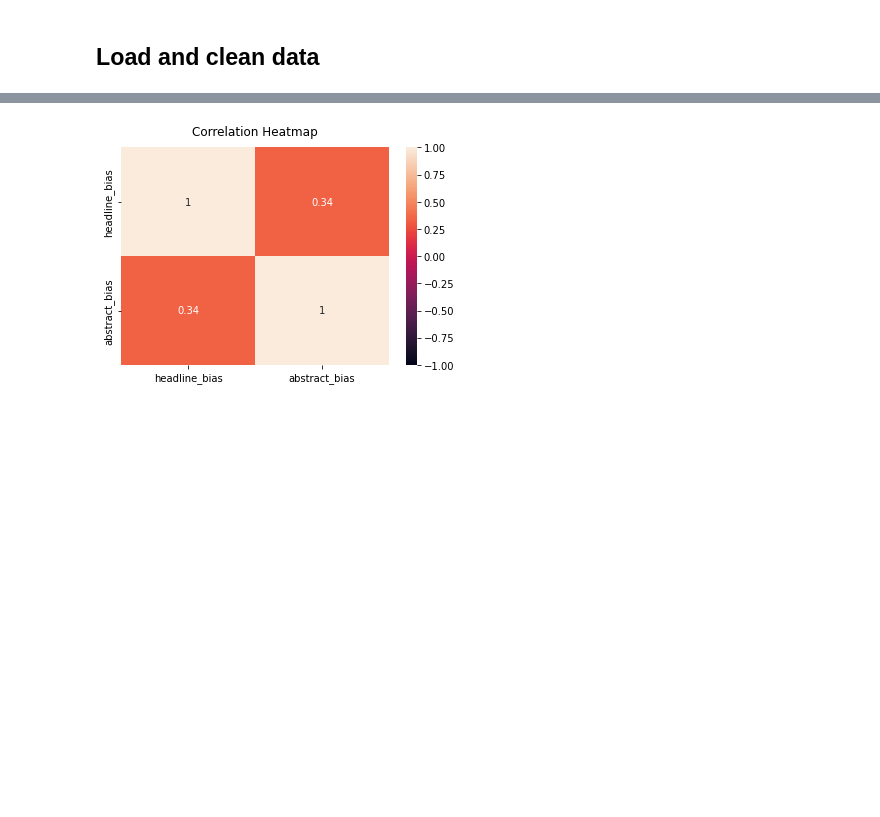
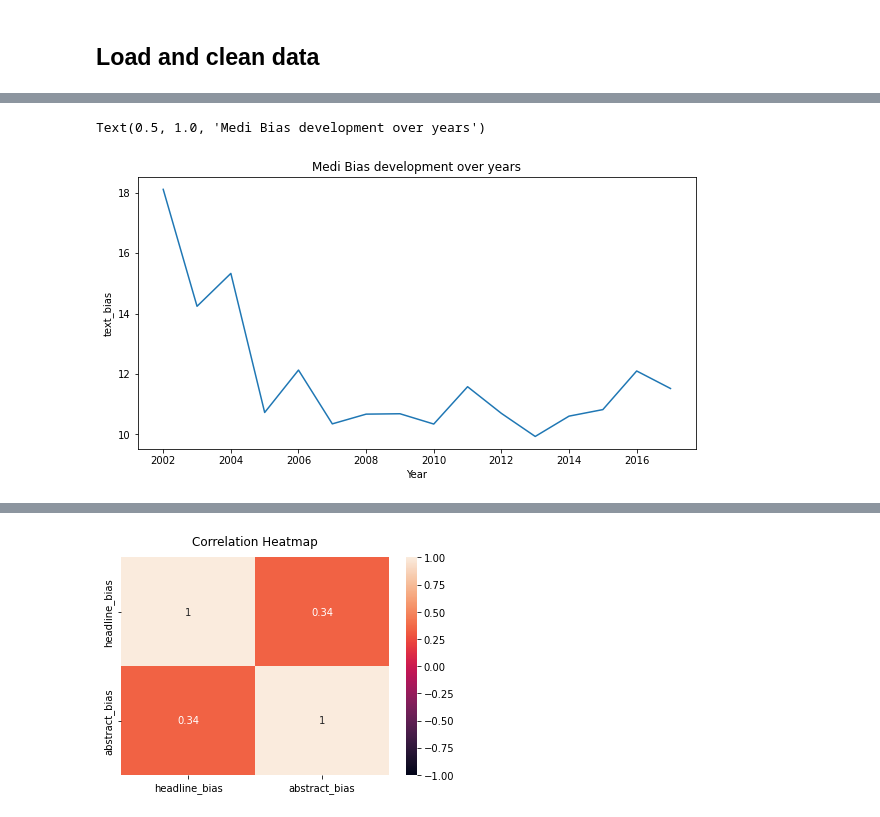
Before and after one commit to horychtom/czech-media-bias-detection, a Jupyter notebook: notebooks/media/full_pipeline/inference_experiments.ipynb, the cells around one changed output, grey strips where cells are left out. Saved outputs shown, nothing was run; the diff lists cells and outputs as text; code cells hidden in the pictures; blank space fills up the shorter version.

```diff
--- a/notebooks/media/full_pipeline/inference_experiments.ipynb
+++ b/notebooks/media/full_pipeline/inference_experiments.ipynb
@@ -147,0 +185,6 @@ novinky = data[data.subdomain == 'novinky.cz']
+# %%
+fig, ax = plt.subplots(figsize = (10, 5))
+sns.lineplot(ax = ax, x='Year', y='text_bias', data=df_years).set_title('Medi Bias development over years')
+# %% [output]
+Text(0.5, 1.0, 'Medi Bias development over years')
+[figure, added]
```
Also changed, not shown: parts of 36 cells of this notebook, 2 other files.
